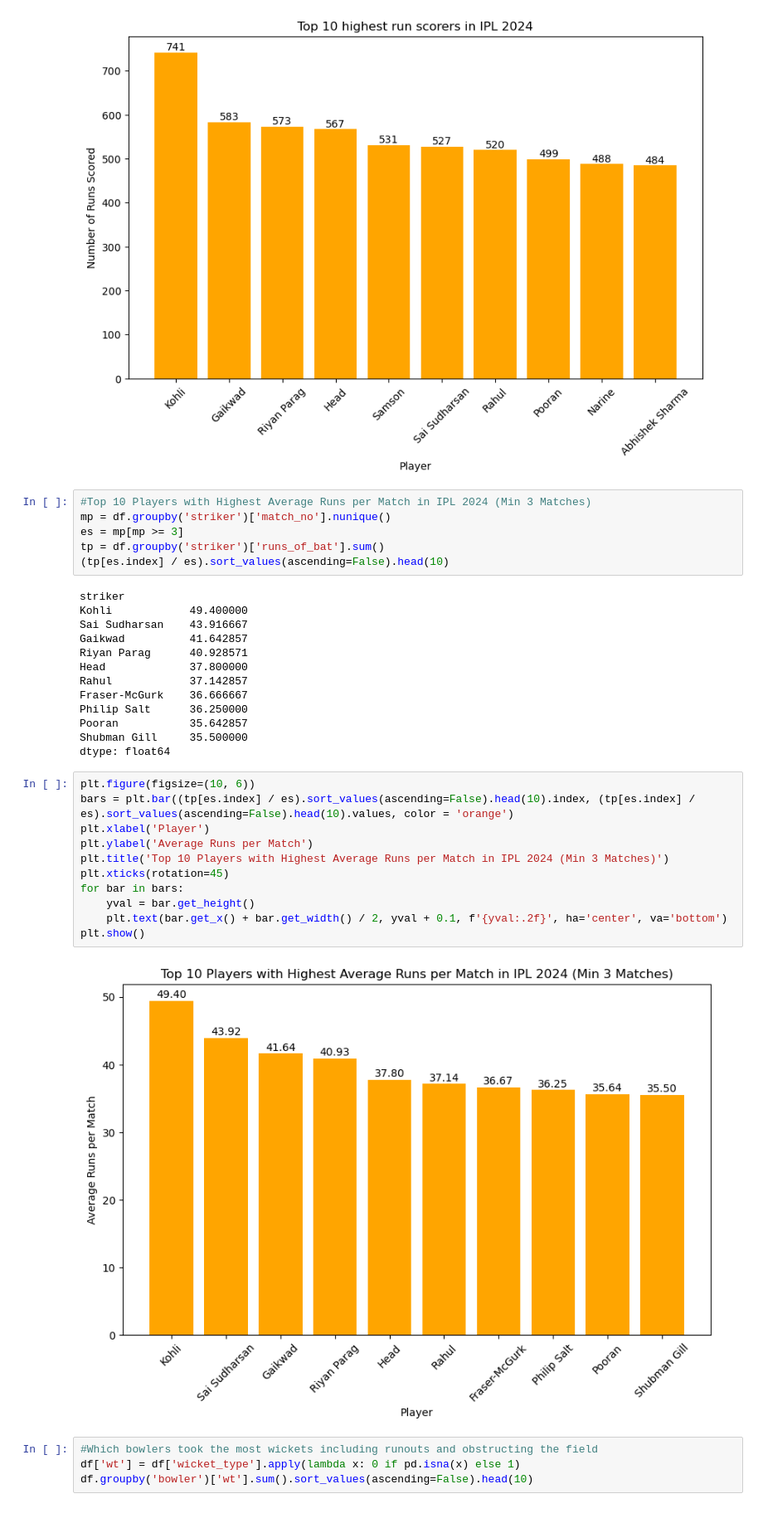
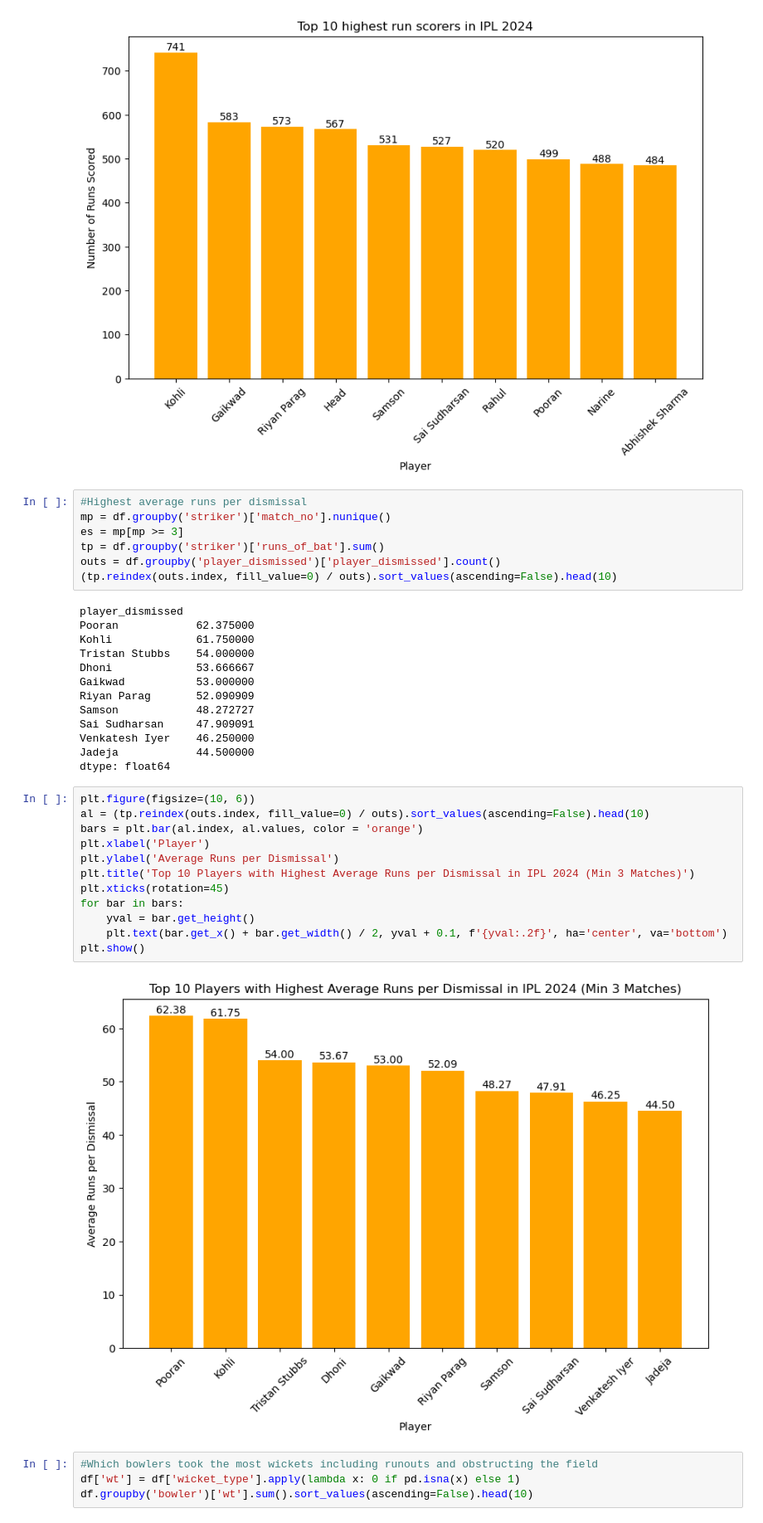
Before and after one commit to ayianshariff2/projects, a Jupyter notebook: IPL 2024 Analysis Project.ipynb, the cells around one changed output. Shown at 83% size. Drawn from its saved outputs; the diff is of its cells as text.

```diff
--- a/IPL 2024 Analysis Project.ipynb
+++ b/IPL 2024 Analysis Project.ipynb
@@ -296,37 +296,39 @@ plt.show()
 # %% [output]
 [figure]
 # %%
-#Top 10 Players with Highest Average Runs per Match in IPL 2024 (Min 3 Matches)
+#Highest average runs per dismissal
 mp = df.groupby('striker')['match_no'].nunique()
 es = mp[mp >= 3]
 tp = df.groupby('striker')['runs_of_bat'].sum()
-(tp[es.index] / es).sort_values(ascending=False).head(10)
+outs = df.groupby('player_dismissed')['player_dismissed'].count()
+(tp.reindex(outs.index, fill_value=0) / outs).sort_values(ascending=False).head(10)
 # %% [output]
-striker
-Kohli            49.400000
-Sai Sudharsan    43.916667
-Gaikwad          41.642857
-Riyan Parag      40.928571
-Head             37.800000
-Rahul            37.142857
-Fraser-McGurk    36.666667
-Philip Salt      36.250000
-Pooran           35.642857
-Shubman Gill     35.500000
+player_dismissed
+Pooran            62.375000
+Kohli             61.750000
+Tristan Stubbs    54.000000
+Dhoni             53.666667
+Gaikwad           53.000000
+Riyan Parag       52.090909
+Samson            48.272727
+Sai Sudharsan     47.909091
+Venkatesh Iyer    46.250000
+Jadeja            44.500000
 dtype: float64
 # %%
 plt.figure(figsize=(10, 6))
-bars = plt.bar((tp[es.index] / es).sort_values(ascending=False).head(10).index, (tp[es.index] / es).sort_values(ascending=False).head(10).values, color = 'orange')
+al = (tp.reindex(outs.index, fill_value=0) / outs).sort_values(ascending=False).head(10)
+bars = plt.bar(al.index, al.values, color = 'orange')
 plt.xlabel('Player')
-plt.ylabel('Average Runs per Match')
-plt.title('Top 10 Players with Highest Average Runs per Match in IPL 2024 (Min 3 Matches)')
+plt.ylabel('Average Runs per Dismissal')
+plt.title('Top 10 Players with Highest Average Runs per Dismissal in IPL 2024 (Min 3 Matches)')
 plt.xticks(rotation=45)
 for bar in bars:
     yval = bar.get_height()
     plt.text(bar.get_x() + bar.get_width() / 2, yval + 0.1, f'{yval:.2f}', ha='center', va='bottom')
 plt.show()
 # %% [output]
-[figure, old version]
+[figure, new version]
 # %%
 #Which bowlers took the most wickets including runouts and obstructing the field
 df['wt'] = df['wicket_type'].apply(lambda x: 0 if pd.isna(x) else 1)
```
